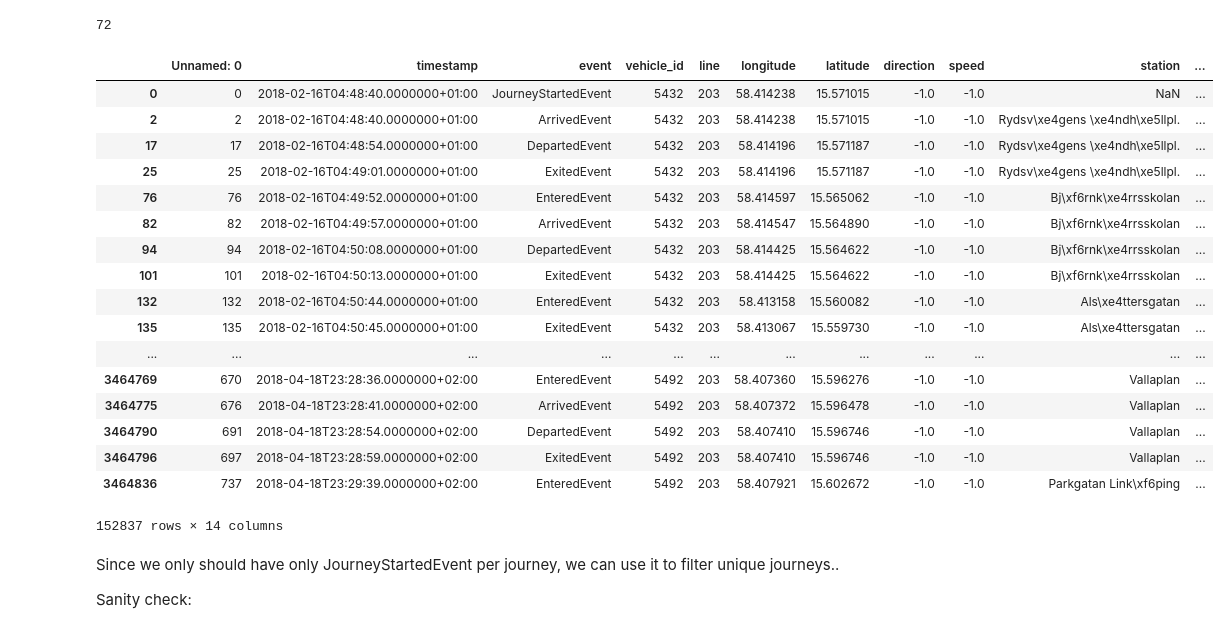
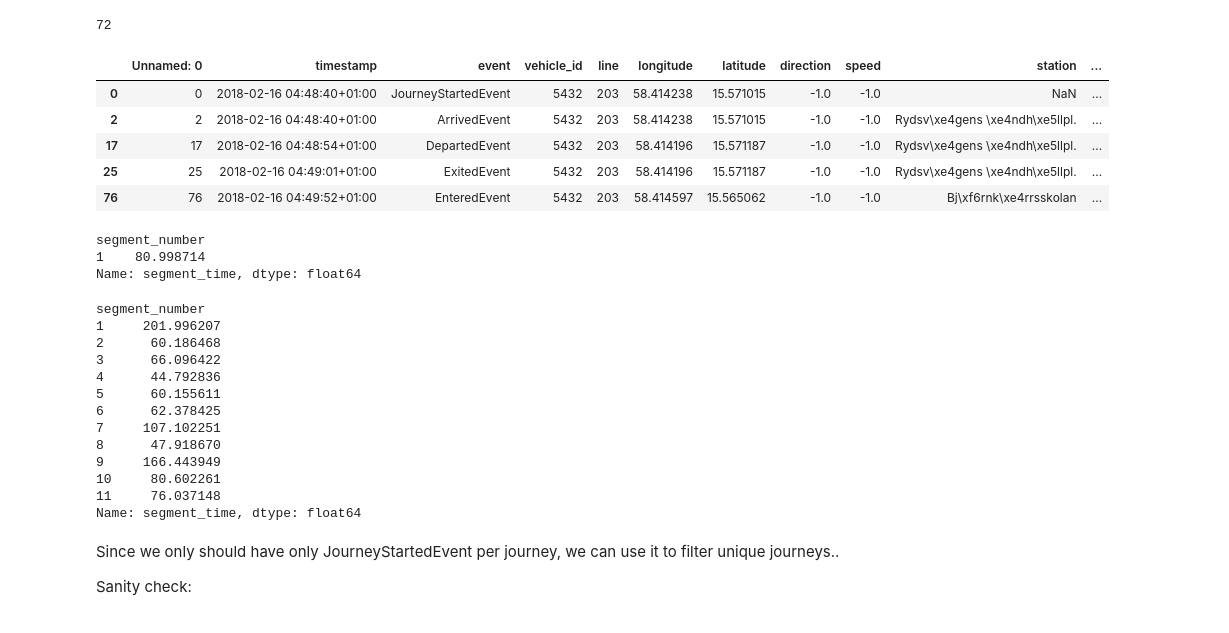
Before and after one commit to M20190649/TDDE19-bus-arrival-time, a Jupyter notebook: busline_data_distribution.ipynb, the cells around one changed output. Saved outputs shown, nothing was run; the diff lists cells and outputs as text; code cells hidden in the pictures.

Commit message:
generalize script for journey extraction

```diff
--- a/busline_data_distribution.ipynb
+++ b/busline_data_distribution.ipynb
@@ -8,14 +8,22 @@ sns.set()
 %matplotlib inline
 # %%
 df = pd.read_csv('bus203_all.csv')
+# %%
+df['timestamp'] = pd.to_datetime(df['timestamp'])
+# %%
+df['timestamp'] = df['timestamp'].dt.tz_localize('UTC').dt.tz_convert('Europe/Stockholm')
 # %%
 def journey_time(x):
     timedelta = dateutil.parser.parse(x.max()) - dateutil.parser.parse(x.min())
     return timedelta.seconds
+# %%
+def segment_duration(x):
+    timedelta = x.max() - x.min()
+    return timedelta.seconds
 # %%
 df['journey_time'] = df.groupby('journey_number')['timestamp'].transform(journey_time)
 # %%
-df['segment_time'] = df.groupby(['journey_number', 'segment_number'])['timestamp'].transform(journey_time)
+df['segment_time'] = df.groupby(['journey_number', 'segment_number'])['timestamp'].transform(segment_duration)
 # %%
 # test timediff for first segment of first journey
 x = dateutil.parser.parse('2018-02-16T04:49:52.0000000+01:00')\
@@ -24,26 +32,36 @@ x.seconds
 # %% [output]
 72
 # %%
-df[df['event'] != 'ObservedPositionEvent']
+df[df['event'] != 'ObservedPositionEvent'].head()
 # %% [output]
 |  | Unnamed: 0 | timestamp | event | vehicle_id | line | longitude | latitude | direction | speed | station | ... |
-| 0 | 0 | 2018-02-16T04:48:40.0000000+01:00 | JourneyStartedEvent | 5432 | 203 | 58.414238 | 15.571015 | -1.0 | -1.0 | NaN | ... |
-| 2 | 2 | 2018-02-16T04:48:40.0000000+01:00 | ArrivedEvent | 5432 | 203 | 58.414238 | 15.571015 | -1.0 | -1.0 | Rydsv\xe4gens \xe4ndh\xe5llpl. | ... |
-| 17 | 17 | 2018-02-16T04:48:54.0000000+01:00 | DepartedEvent | 5432 | 203 | 58.414196 | 15.571187 | -1.0 | -1.0 | Rydsv\xe4gens \xe4ndh\xe5llpl. | ... |
-| 25 | 25 | 2018-02-16T04:49:01.0000000+01:00 | ExitedEvent | 5432 | 203 | 58.414196 | 15.571187 | -1.0 | -1.0 | Rydsv\xe4gens \xe4ndh\xe5llpl. | ... |
-| 76 | 76 | 2018-02-16T04:49:52.0000000+01:00 | EnteredEvent | 5432 | 203 | 58.414597 | 15.565062 | -1.0 | -1.0 | Bj\xf6rnk\xe4rrsskolan | ... |
-| 82 | 82 | 2018-02-16T04:49:57.0000000+01:00 | ArrivedEvent | 5432 | 203 | 58.414547 | 15.564890 | -1.0 | -1.0 | Bj\xf6rnk\xe4rrsskolan | ... |
-| 94 | 94 | 2018-02-16T04:50:08.0000000+01:00 | DepartedEvent | 5432 | 203 | 58.414425 | 15.564622 | -1.0 | -1.0 | Bj\xf6rnk\xe4rrsskolan | ... |
-| 101 | 101 | 2018-02-16T04:50:13.0000000+01:00 | ExitedEvent | 5432 | 203 | 58.414425 | 15.564622 | -1.0 | -1.0 | Bj\xf6rnk\xe4rrsskolan | ... |
-| 132 | 132 | 2018-02-16T04:50:44.0000000+01:00 | EnteredEvent | 5432 | 203 | 58.413158 | 15.560082 | -1.0 | -1.0 | Als\xe4ttersgatan | ... |
-| 135 | 135 | 2018-02-16T04:50:45.0000000+01:00 | ExitedEvent | 5432 | 203 | 58.413067 | 15.559730 | -1.0 | -1.0 | Als\xe4ttersgatan | ... |
-| ... | ... | ... | ... | ... | ... | ... | ... | ... | ... | ... | ... |
-| 3464769 | 670 | 2018-04-18T23:28:36.0000000+02:00 | EnteredEvent | 5492 | 203 | 58.407360 | 15.596276 | -1.0 | -1.0 | Vallaplan | ... |
-| 3464775 | 676 | 2018-04-18T23:28:41.0000000+02:00 | ArrivedEvent | 5492 | 203 | 58.407372 | 15.596478 | -1.0 | -1.0 | Vallaplan | ... |
-| 3464790 | 691 | 2018-04-18T23:28:54.0000000+02:00 | DepartedEvent | 5492 | 203 | 58.407410 | 15.596746 | -1.0 | -1.0 | Vallaplan | ... |
-| 3464796 | 697 | 2018-04-18T23:28:59.0000000+02:00 | ExitedEvent | 5492 | 203 | 58.407410 | 15.596746 | -1.0 | -1.0 | Vallaplan | ... |
-| 3464836 | 737 | 2018-04-18T23:29:39.0000000+02:00 | EnteredEvent | 5492 | 203 | 58.407921 | 15.602672 | -1.0 | -1.0 | Parkgatan Link\xf6ping | ... |
+| 0 | 0 | 2018-02-16 04:48:40+01:00 | JourneyStartedEvent | 5432 | 203 | 58.414238 | 15.571015 | -1.0 | -1.0 | NaN | ... |
+| 2 | 2 | 2018-02-16 04:48:40+01:00 | ArrivedEvent | 5432 | 203 | 58.414238 | 15.571015 | -1.0 | -1.0 | Rydsv\xe4gens \xe4ndh\xe5llpl. | ... |
+| 17 | 17 | 2018-02-16 04:48:54+01:00 | DepartedEvent | 5432 | 203 | 58.414196 | 15.571187 | -1.0 | -1.0 | Rydsv\xe4gens \xe4ndh\xe5llpl. | ... |
+| 25 | 25 | 2018-02-16 04:49:01+01:00 | ExitedEvent | 5432 | 203 | 58.414196 | 15.571187 | -1.0 | -1.0 | Rydsv\xe4gens \xe4ndh\xe5llpl. | ... |
+| 76 | 76 | 2018-02-16 04:49:52+01:00 | EnteredEvent | 5432 | 203 | 58.414597 | 15.565062 | -1.0 | -1.0 | Bj\xf6rnk\xe4rrsskolan | ... |
-152837 rows × 14 columns
+# %%
+segspeed.groupby('segment_number').mean()['segment_time']
+# %% [output]
+segment_number
+1    80.998714
+Name: segment_time, dtype: float64
+# %%
+df.groupby('segment_number').mean()['segment_time']
+# %% [output]
+segment_number
+1     201.996207
+2      60.186468
+3      66.096422
+4      44.792836
+5      60.155611
+6      62.378425
+7     107.102251
+8      47.918670
+9     166.443949
+10     80.602261
+11     76.037148
+Name: segment_time, dtype: float64
 # %% [markdown]
 Since we only should have only JourneyStartedEvent per journey, we can use it to filter unique journeys..
 
```
Also changed, not shown: 2 other files.
